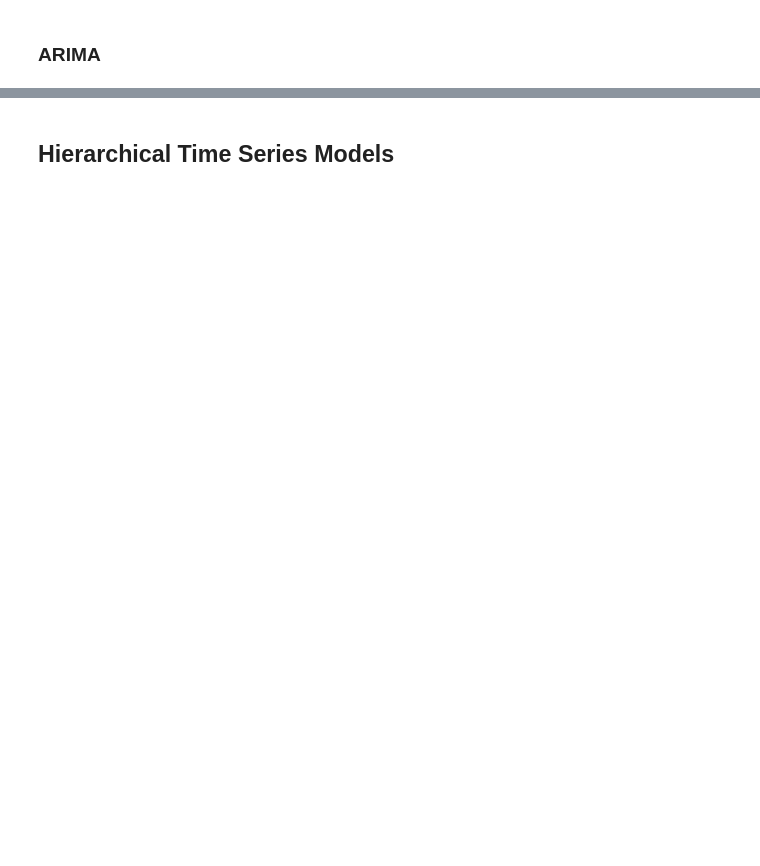
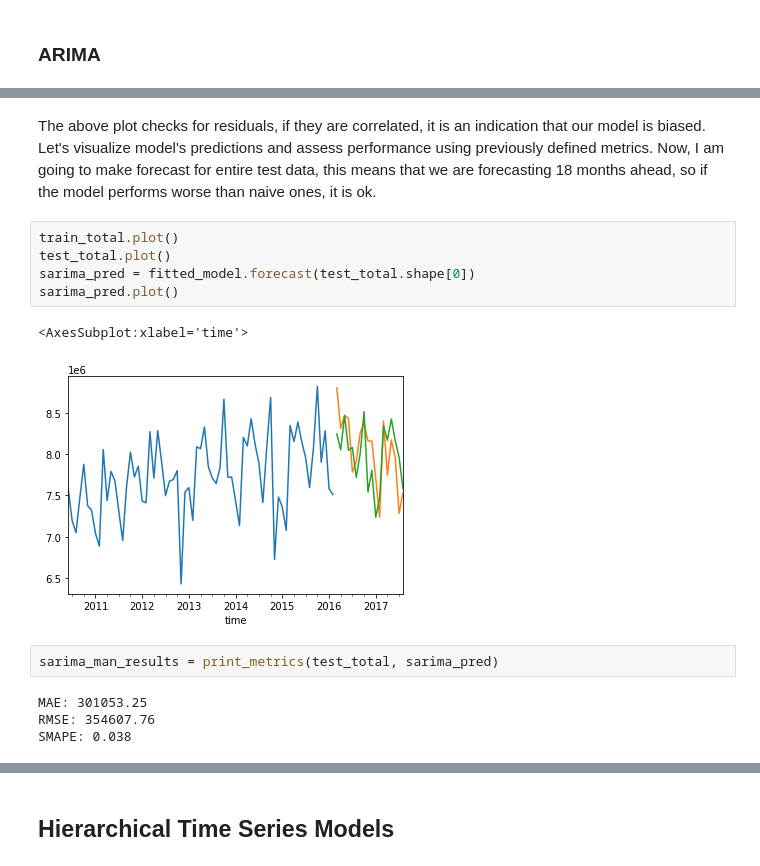
Before and after one commit to vtoliveira/nyc-metro-forecast, a Jupyter notebook: notebooks/03-forecasting-metro-users.ipynb, the cells around one changed output, grey strips where cells are left out. Cells and saved outputs as stored; diff of their text form; blank space fills up the shorter version.

```diff
--- a/notebooks/03-forecasting-metro-users.ipynb
+++ b/notebooks/03-forecasting-metro-users.ipynb
@@ -331,0 +316,16 @@ SMAPE: 0.038743504006111415
+# %% [markdown]
+The above plot checks for residuals, if they are correlated, it is an indication that our model is biased. Let's visualize model's predictions and assess performance using previously defined metrics. Now, I am going to make forecast for entire test data, this means that we are forecasting 18 months ahead, so if the model performs worse than naive ones, it is ok.
+# %%
+train_total.plot()
+test_total.plot()
+sarima_pred = fitted_model.forecast(test_total.shape[0])
+sarima_pred.plot()
+# %% [output]
+<AxesSubplot:xlabel='time'>
+[figure, added]
+# %%
+sarima_man_results = print_metrics(test_total, sarima_pred)
+# %% [output]
+MAE: 301053.25
+RMSE: 354607.76
+SMAPE: 0.038
```
Also changed, not shown: parts of 55 cells of this notebook, 2 other files.
